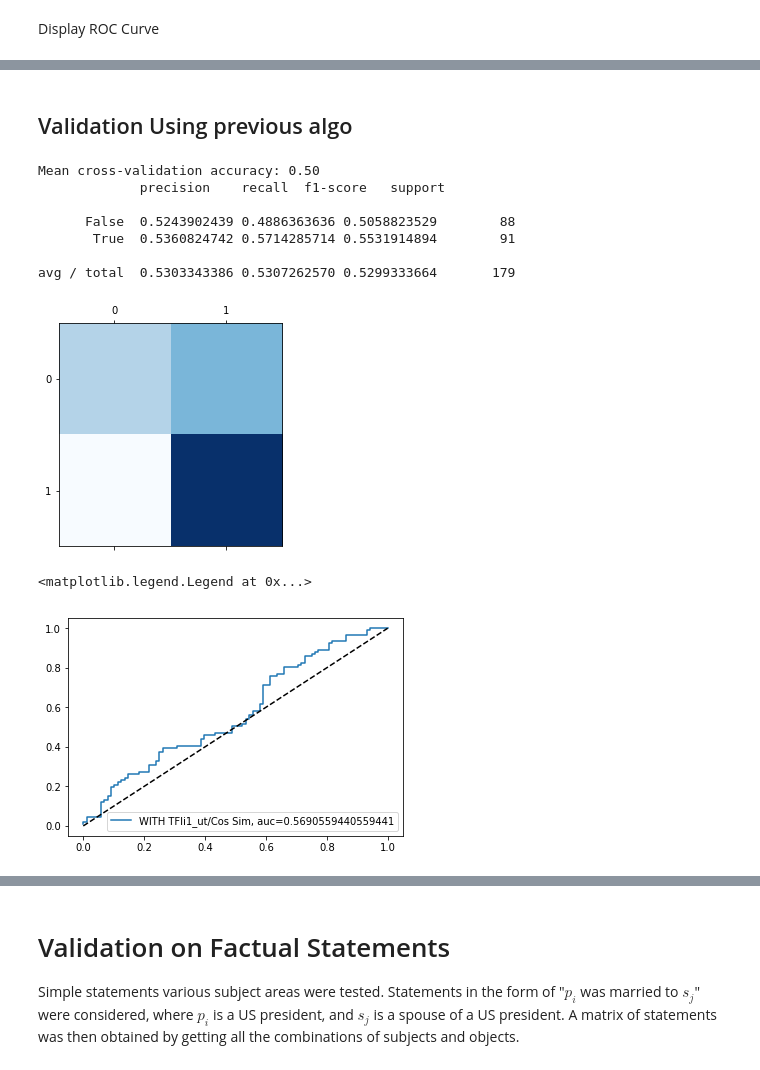
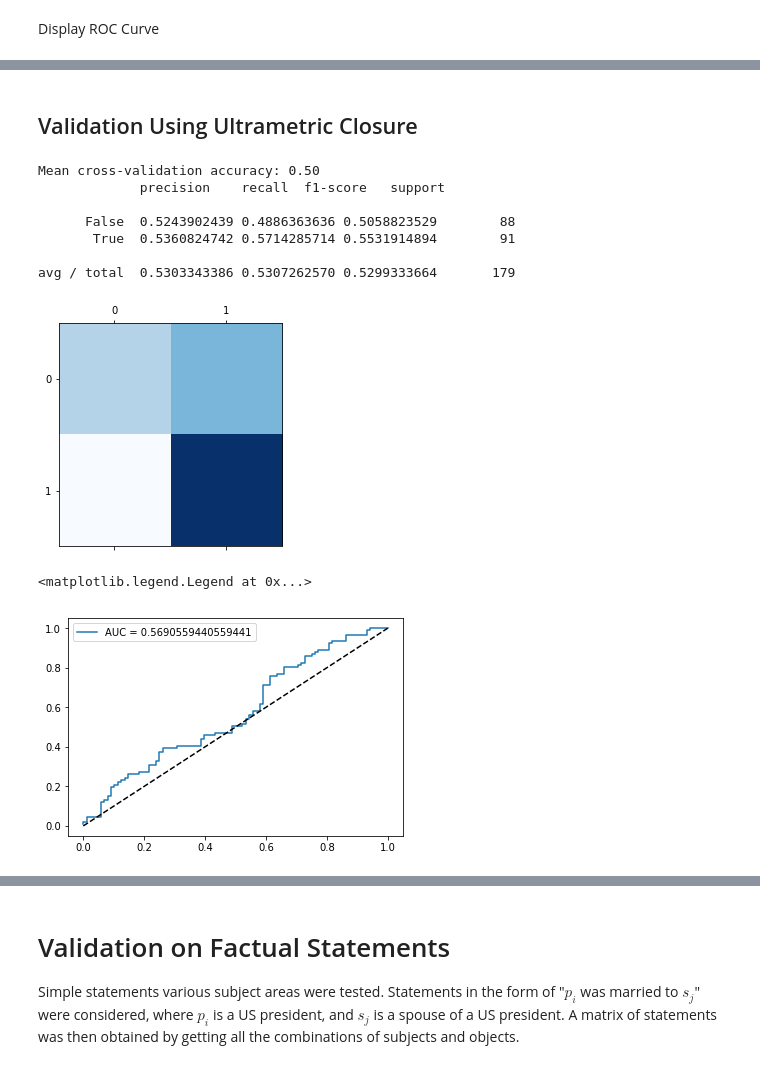
Before and after one commit to jibalio/computational-fact-checking, a Jupyter notebook: Computational Fact Checking.ipynb, the cells around one changed output, grey strips where cells are left out. Saved outputs shown, nothing was run; the diff lists cells and outputs as text; code cells hidden in the pictures.

```diff
--- a/Computational Fact Checking.ipynb
+++ b/Computational Fact Checking.ipynb
@@ -159,5 +125,5 @@ plt.legend(loc=0)
 # %% [markdown]
-## Validation Using previous algo
+## Validation Using Ultrametric Closure
 # %%
 def isDemocrat(entity):
     return entity.endswith('(R)')
@@ -173,32 +139,32 @@ scoresw = cross_val_score(svm_clf,i1_ut,y,cv=15)
 print("Mean cross-validation accuracy: {:.2f}".format(np.mean(scoresw)))
 
 ypred = cross_val_predict(svm_clf, i1_ut, y, cv=5)
 print(classification_report(y, ypred, digits=10))
 conf_mx = confusion_matrix(y, ypred)
 plt.matshow(conf_mx,cmap=plt.cm.Blues)
 plt.show()
 
 from sklearn.metrics import roc_curve
 from sklearn.metrics import roc_auc_score
 
 yw_scores = cross_val_predict(svm_clf, i1_ut, y, cv=15, method="decision_function")
 fpr, tpr, thresholds = roc_curve(y, yw_scores)
 
 fpr, tpr, thresh = roc_curve(y, yw_scores)
 auc = roc_auc_score(y, yw_scores)
-plt.plot(fpr,tpr,label="WITH TFIi1_ut/Cos Sim, auc="+repr(auc))
+plt.plot(fpr,tpr,label="AUC = "+repr(auc))
 
 plt.plot([0,1],[0,1],'k--')
 
 plt.legend(loc=0)
 # %% [output]
 Mean cross-validation accuracy: 0.50
              precision    recall  f1-score   support
 
       False  0.5243902439 0.4886363636 0.5058823529        88
        True  0.5360824742 0.5714285714 0.5531914894        91
 
 avg / total  0.5303343386 0.5307262570 0.5299333664       179
 [figure]
 <matplotlib.legend.Legend at 0x...>
-[figure, old version]
+[figure, new version]
```
Also changed, not shown: parts of 59 cells of this notebook, 43 other files.
